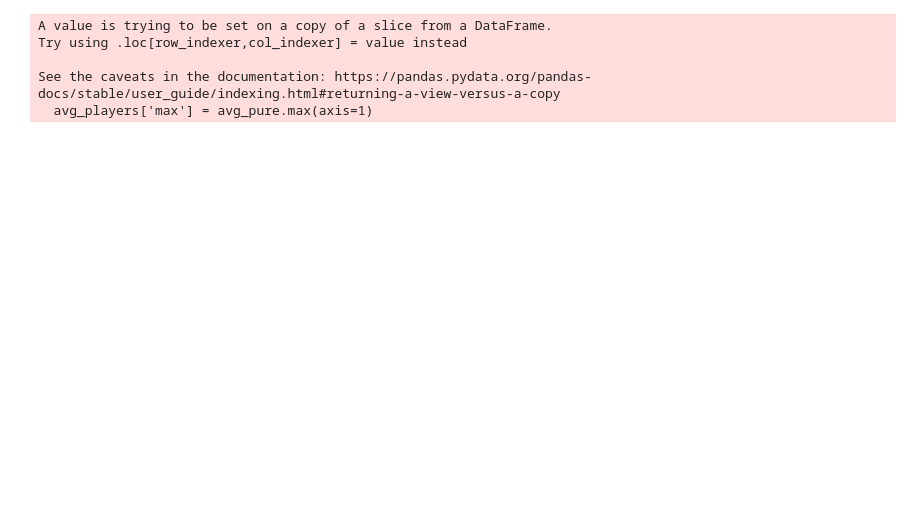
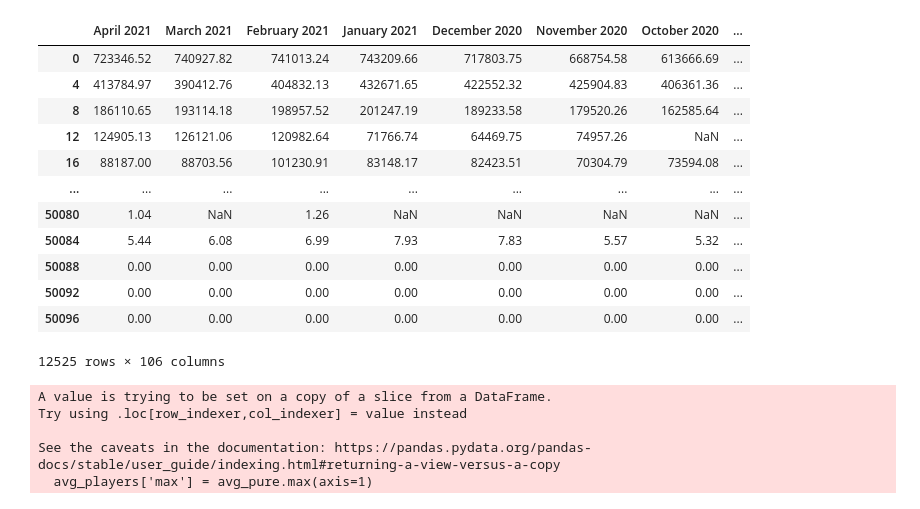
Before and after one commit to rsatijaUT/steaming-hot, a Jupyter notebook: Ling/Prediction.ipynb, the cells around one changed output. Saved outputs shown, nothing was run; the diff lists cells and outputs as text; code cells hidden in the pictures; blank space fills up the shorter version.

```diff
--- a/Ling/Prediction.ipynb
+++ b/Ling/Prediction.ipynb
@@ -47,6 +46,22 @@ avg_plot = avg_players.drop(columns=['App_id', 'Avg_Players', 'Gain', 'Perc_Gain
        'Last 30 Days'])
 peak_plot = peak_players.drop(columns=['App_id', 'Avg_Players', 'Gain', 'Perc_Gain', 'Peak_Players',
        'Last 30 Days'])
+# %%
+avg_pure
+# %% [output]
+|  | April 2021 | March 2021 | February 2021 | January 2021 | December 2020 | November 2020 | October 2020 | ... |
+| 0 | 723346.52 | 740927.82 | 741013.24 | 743209.66 | 717803.75 | 668754.58 | 613666.69 | ... |
+| 4 | 413784.97 | 390412.76 | 404832.13 | 432671.65 | 422552.32 | 425904.83 | 406361.36 | ... |
+| 8 | 186110.65 | 193114.18 | 198957.52 | 201247.19 | 189233.58 | 179520.26 | 162585.64 | ... |
+| 12 | 124905.13 | 126121.06 | 120982.64 | 71766.74 | 64469.75 | 74957.26 | NaN | ... |
+| 16 | 88187.00 | 88703.56 | 101230.91 | 83148.17 | 82423.51 | 70304.79 | 73594.08 | ... |
+| ... | ... | ... | ... | ... | ... | ... | ... | ... |
+| 50080 | 1.04 | NaN | 1.26 | NaN | NaN | NaN | NaN | ... |
+| 50084 | 5.44 | 6.08 | 6.99 | 7.93 | 7.83 | 5.57 | 5.32 | ... |
+| 50088 | 0.00 | 0.00 | 0.00 | 0.00 | 0.00 | 0.00 | 0.00 | ... |
+| 50092 | 0.00 | 0.00 | 0.00 | 0.00 | 0.00 | 0.00 | 0.00 | ... |
+| 50096 | 0.00 | 0.00 | 0.00 | 0.00 | 0.00 | 0.00 | 0.00 | ... |
+12525 rows × 106 columns
 # %%
 avg_players['max'] = avg_pure.max(axis=1)
 avg_pure = avg_pure.drop(avg_players.loc[avg_players['max']==0].index)
```
Also changed, not shown: parts of 31 cells of this notebook, 1 other file.
